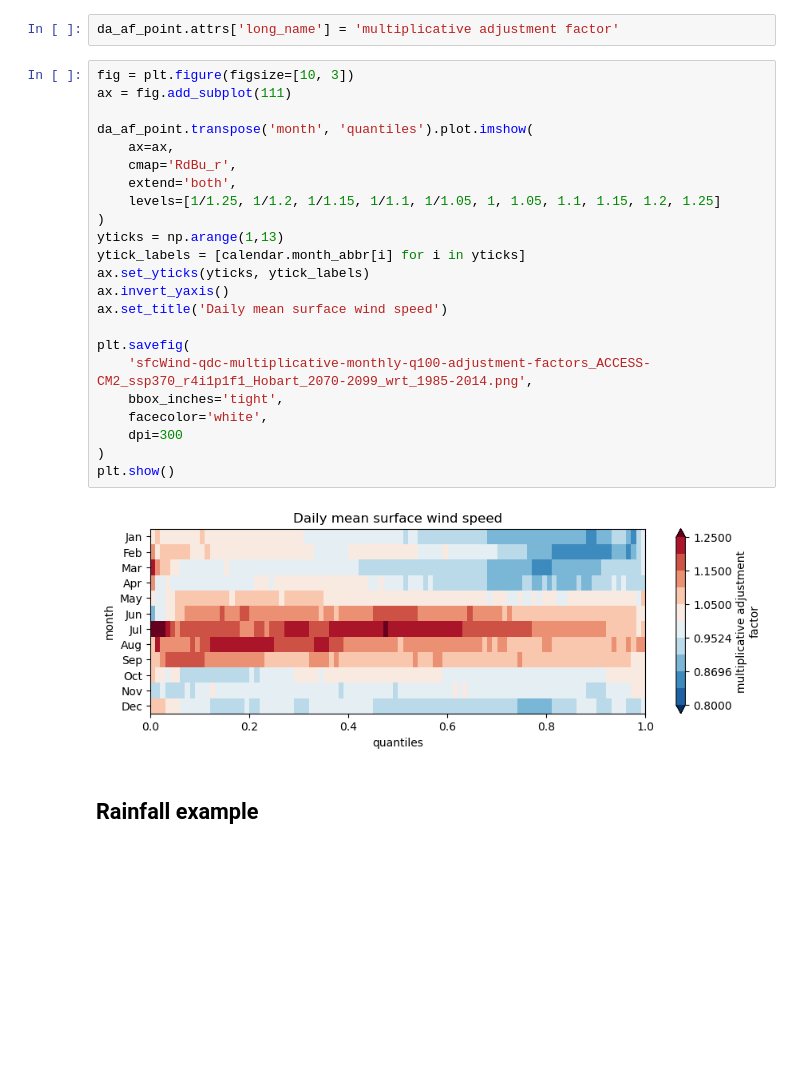
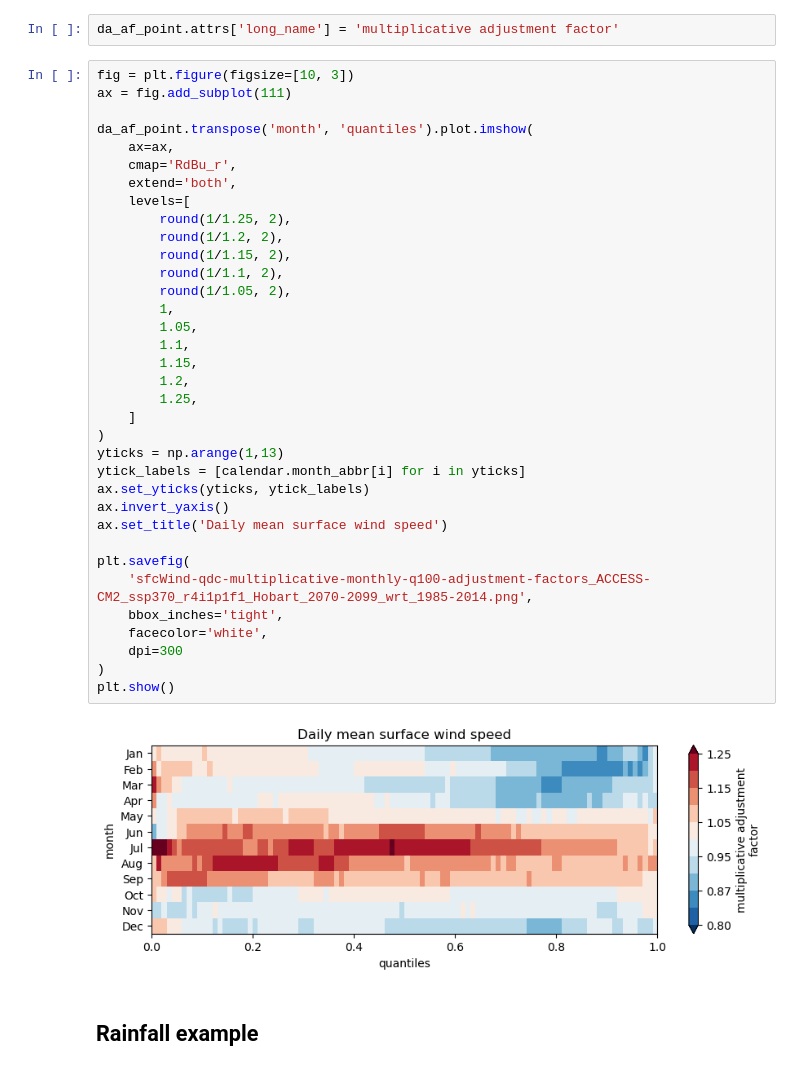
Before and after one commit to AusClimateService/qq-workflows, a Jupyter notebook: qdc-cmip6/tech-report/adjustment_factors.ipynb, the cells around one changed output. Drawn from its saved outputs; the diff is of its cells as text; blank space fills up the shorter version.

```diff
--- a/qdc-cmip6/tech-report/adjustment_factors.ipynb
+++ b/qdc-cmip6/tech-report/adjustment_factors.ipynb
@@ -41,28 +43,40 @@ da_af_point.attrs['long_name'] = 'multiplicative adjustment factor'
 # %%
 fig = plt.figure(figsize=[10, 3])
 ax = fig.add_subplot(111)
 
 da_af_point.transpose('month', 'quantiles').plot.imshow(
     ax=ax,
     cmap='RdBu_r',
     extend='both',
-    levels=[1/1.25, 1/1.2, 1/1.15, 1/1.1, 1/1.05, 1, 1.05, 1.1, 1.15, 1.2, 1.25]
+    levels=[
+        round(1/1.25, 2),
+        round(1/1.2, 2),
+        round(1/1.15, 2),
+        round(1/1.1, 2),
+        round(1/1.05, 2),
+        1,
+        1.05,
+        1.1,
+        1.15,
+        1.2,
+        1.25,
+    ]
 )
 yticks = np.arange(1,13)
 ytick_labels = [calendar.month_abbr[i] for i in yticks]
 ax.set_yticks(yticks, ytick_labels)
 ax.invert_yaxis()
 ax.set_title('Daily mean surface wind speed')
 
 plt.savefig(
     'sfcWind-qdc-multiplicative-monthly-q100-adjustment-factors_ACCESS-CM2_ssp370_r4i1p1f1_Hobart_2070-2099_wrt_1985-2014.png',
     bbox_inches='tight',
     facecolor='white',
     dpi=300
 )
 plt.show()
 # %% [output]
-[figure, old version]
+[figure, new version]
 # %% [markdown]
 ## Rainfall example
 # %%
```
Also changed, not shown: parts of 2 cells of this notebook, 1 other file.
